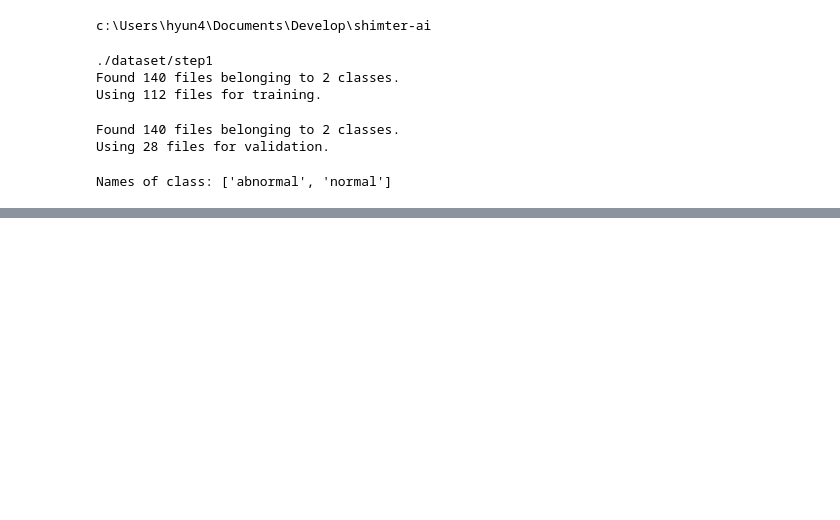
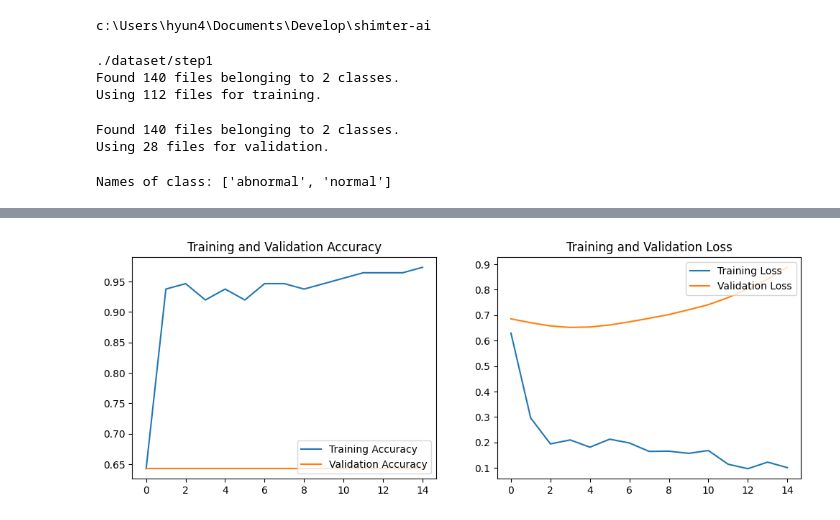
Before and after one commit to dohyun06/shimter-ai, a Jupyter notebook: ai1.ipynb, the cells around one changed output, grey strips where cells are left out. Drawn from its saved outputs; the diff is of its cells as text; code cells hidden in the pictures; blank space fills up the shorter version.

```diff
--- a/ai1.ipynb
+++ b/ai1.ipynb
@@ -62,0 +63,17 @@ ValueError: Shape mismatch in layer #1 (named stem_conv)for weight stem_conv/ker
+# %%
+inputs = tf.keras.Input(shape=(IMG_SIZE, IMG_SIZE, 3))
+x = data_augmentation(inputs)
+x = tf.keras.layers.Rescaling(1./255)(x)
+x = base_model(x)
+x = tf.keras.layers.GlobalAveragePooling2D()(x)
+x = tf.keras.layers.Dropout(0.2)(x)
+
+outputs = tf.keras.layers.Dense(num_classes, activation='softmax')(x)
+# %%
+model = tf.keras.Model(inputs, outputs)
+# %%
+model.compile(
+    optimizer=tf.keras.optimizers.Adam(1e-4),
+    loss=tf.keras.losses.SparseCategoricalCrossentropy(),
+    metrics=['accuracy']
+)
@@ -62,0 +107,8 @@ ValueError: Shape mismatch in layer #1 (named stem_conv)for weight stem_conv/ker
+# %%
+print("Start to learn")
+history = model.fit(
+    train_dataset,
+    validation_data=validation_dataset,
+    epochs=EPOCHS
+)
+print("Finish")
@@ -62,0 +133,21 @@ ValueError: Shape mismatch in layer #1 (named stem_conv)for weight stem_conv/ker
+# %%
+acc = history.history['accuracy']
+val_acc = history.history['val_accuracy']
+loss = history.history['loss']
+val_loss = history.history['val_loss']
+
+plt.figure(figsize=(12, 4))
+plt.subplot(1, 2, 1)
+plt.plot(acc, label='Training Accuracy')
+plt.plot(val_acc, label='Validation Accuracy')
+plt.legend(loc='lower right')
+plt.title('Training and Validation Accuracy')
+
+plt.subplot(1, 2, 2)
+plt.plot(loss, label='Training Loss')
+plt.plot(val_loss, label='Validation Loss')
+plt.legend(loc='upper right')
+plt.title('Training and Validation Loss')
+plt.show()
+# %% [output]
+[figure, added]
```
Also changed, not shown: parts of 5 cells of this notebook.
